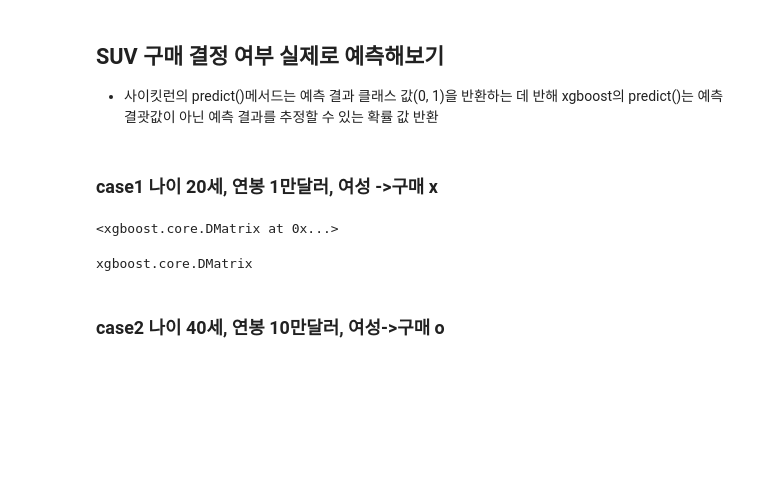
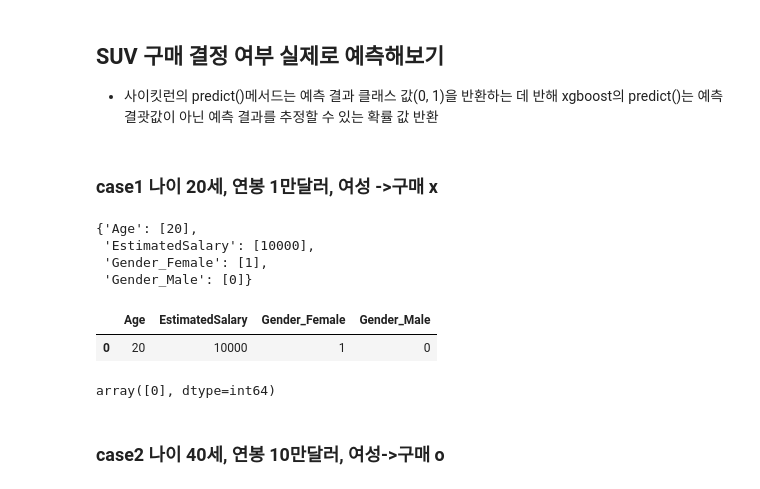
Before and after one commit to Areum120/DataAnalysis_Practice, a Jupyter notebook: SUV Cars Purchase Decision Classification Predict(Scaling, Xgboost).ipynb, the cells around one changed output. Saved outputs shown, nothing was run; the diff lists cells and outputs as text; code cells hidden in the pictures; blank space fills up the shorter version.

```diff
--- a/SUV Cars Purchase Decision Classification Predict(Scaling, Xgboost).ipynb
+++ b/SUV Cars Purchase Decision Classification Predict(Scaling, Xgboost).ipynb
@@ -242,4 +243,18 @@ buildROC(test_target,xgb_pred)
 - 사이킷런의 predict()메서드는 예측 결과 클래스 값(0, 1)을 반환하는 데 반해 xgboost의 predict()는 예측 결괏값이 아닌 예측 결과를 추정할 수 있는 확률 값 반환
 # %% [markdown]
 ### case1 나이 20세, 연봉 1만달러, 여성 ->구매 x
+# %%
+test = {"Age":[20], "EstimatedSalary":[10000], "Gender_Female":[1],"Gender_Male":[0]}
+test
+# %% [output]
+{'Age': [20],
+ 'EstimatedSalary': [10000],
+ 'Gender_Female': [1],
+ 'Gender_Male': [0]}
+# %%
+test_df = pd.DataFrame(test)
+test_df
+# %% [output]
+|  | Age | EstimatedSalary | Gender_Female | Gender_Male |
+| 0 | 20 | 10000 | 1 | 0 |
 # %%
@@ -250,12 +264,6 @@ test_array = xgb.DMatrix(test_array)
-# %%
-test_array
-# %% [output]
-<xgboost.core.DMatrix at 0x...>
-# %%
-type(test_array)
-# %% [output]
-xgboost.core.DMatrix
 # %%
-model.predict(test_array)
+model.predict(test_df)
+# %% [output]
+array([0], dtype=int64)
 # %% [markdown]
 ### case2 나이 40세, 연봉 10만달러, 여성->구매 o
```
Also changed, not shown: parts of 22 cells of this notebook.
